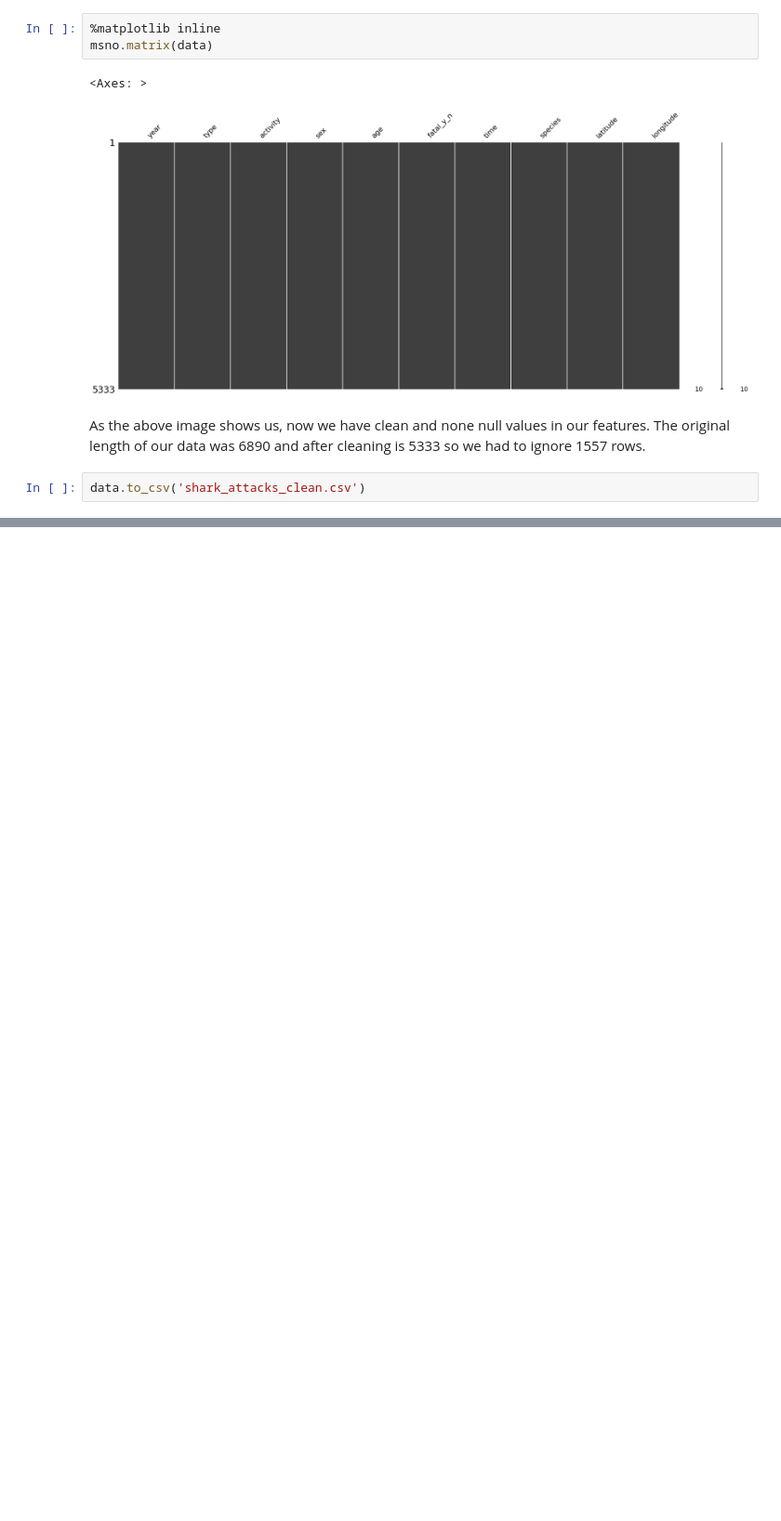
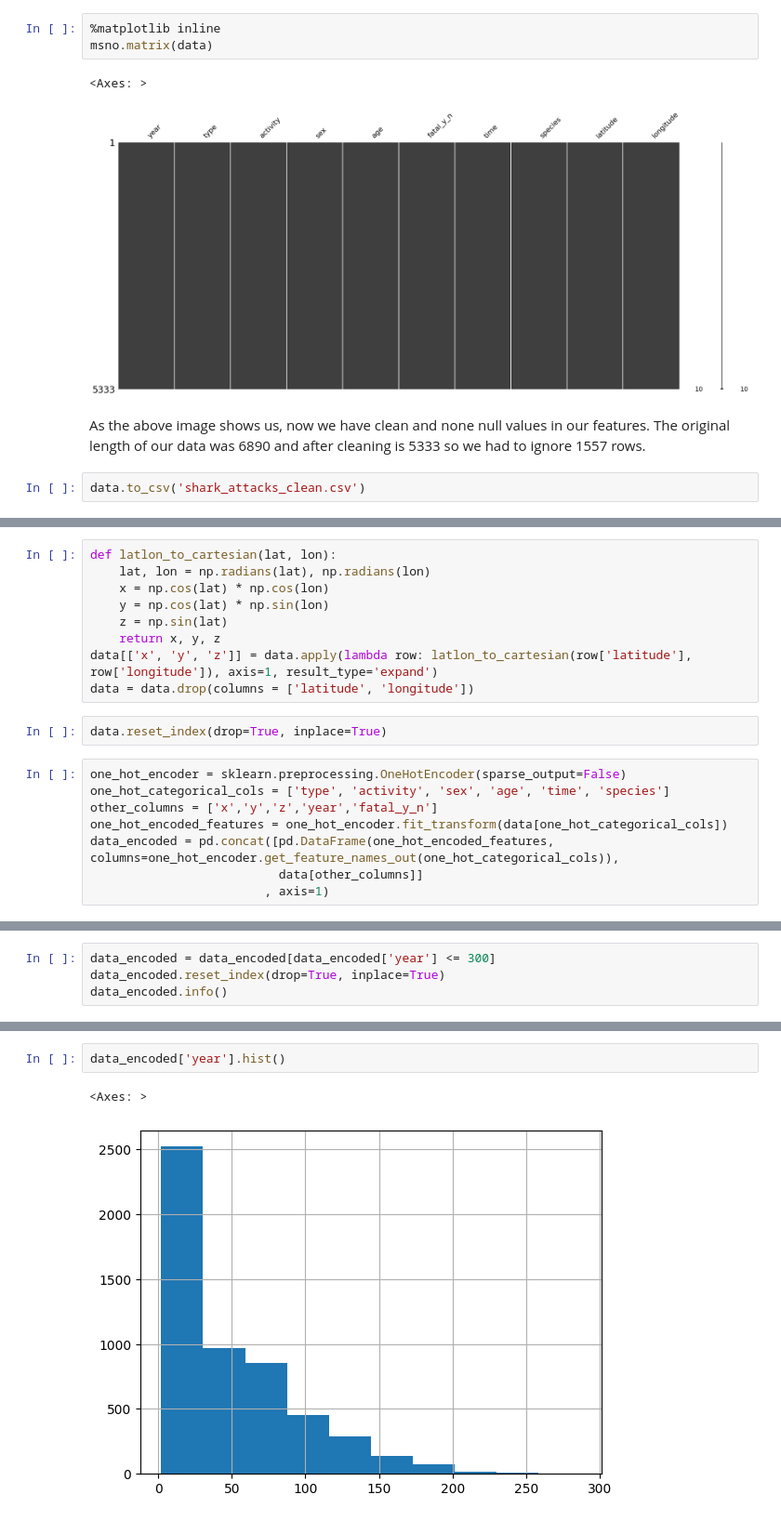
Before and after one commit to shayantabatabaee/shark-attacks-classification, a Jupyter notebook: shark-attacks-classification.ipynb, the cells around one changed output, grey strips where cells are left out. Shown at 93% size. Cells and saved outputs as stored; diff of their text form; blank space fills up the shorter version.

```diff
--- a/shark-attacks-classification.ipynb
+++ b/shark-attacks-classification.ipynb
@@ -360,0 +411,19 @@ data.to_csv('shark_attacks_clean.csv')
+# %%
+def latlon_to_cartesian(lat, lon):
+    lat, lon = np.radians(lat), np.radians(lon)
+    x = np.cos(lat) * np.cos(lon)
+    y = np.cos(lat) * np.sin(lon)
+    z = np.sin(lat)
+    return x, y, z
+data[['x', 'y', 'z']] = data.apply(lambda row: latlon_to_cartesian(row['latitude'], row['longitude']), axis=1, result_type='expand')
+data = data.drop(columns = ['latitude', 'longitude'])
+# %%
+data.reset_index(drop=True, inplace=True)
+# %%
+one_hot_encoder = sklearn.preprocessing.OneHotEncoder(sparse_output=False)
+one_hot_categorical_cols = ['type', 'activity', 'sex', 'age', 'time', 'species']
+other_columns = ['x','y','z','year','fatal_y_n']
+one_hot_encoded_features = one_hot_encoder.fit_transform(data[one_hot_categorical_cols])
+data_encoded = pd.concat([pd.DataFrame(one_hot_encoded_features, columns=one_hot_encoder.get_feature_names_out(one_hot_categorical_cols)),
+                          data[other_columns]]
+                        , axis=1)
@@ -360,0 +439,4 @@ data.to_csv('shark_attacks_clean.csv')
+# %%
+data_encoded = data_encoded[data_encoded['year'] <= 300]
+data_encoded.reset_index(drop=True, inplace=True)
+data_encoded.info()
@@ -360,0 +461,5 @@ data.to_csv('shark_attacks_clean.csv')
+# %%
+data_encoded['year'].hist()
+# %% [output]
+<Axes: >
+[figure, added]
```
Also changed, not shown: parts of 46 cells of this notebook, 2 other files.
